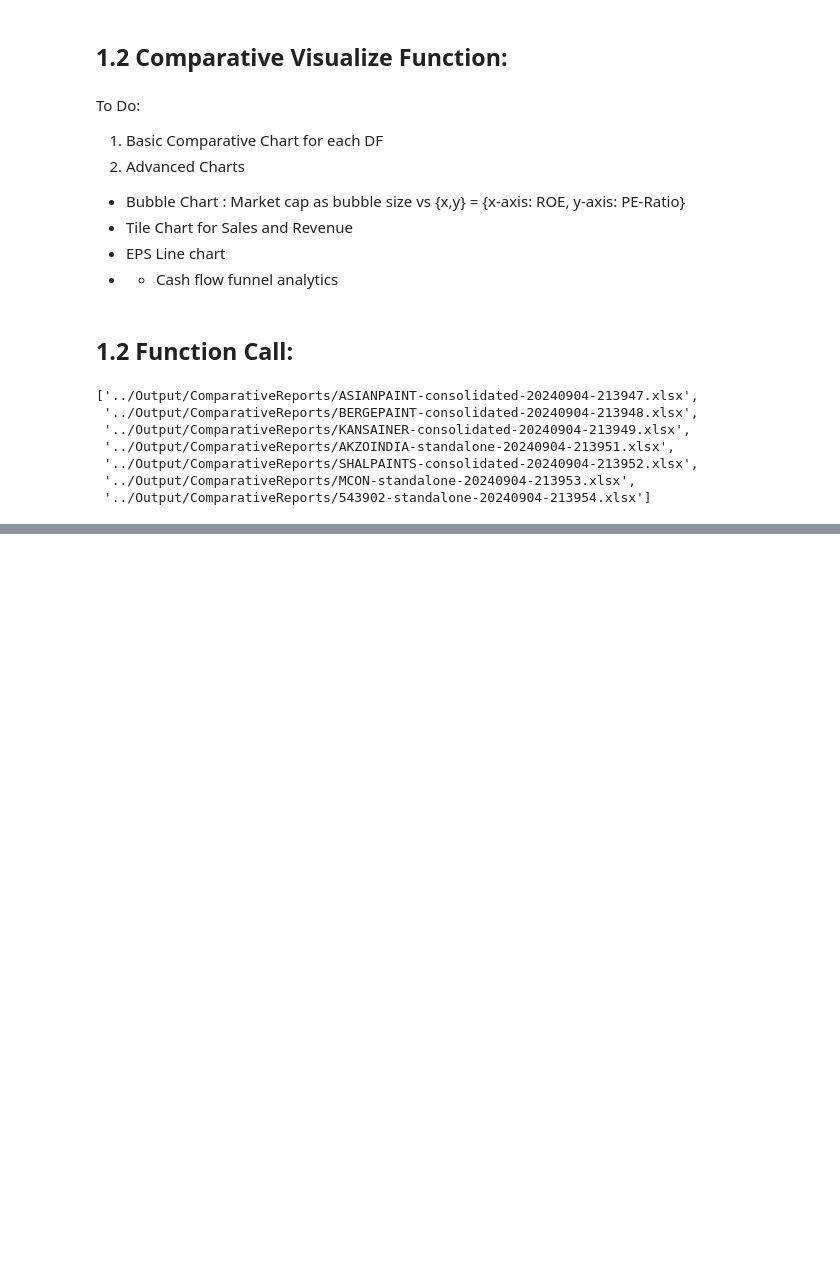
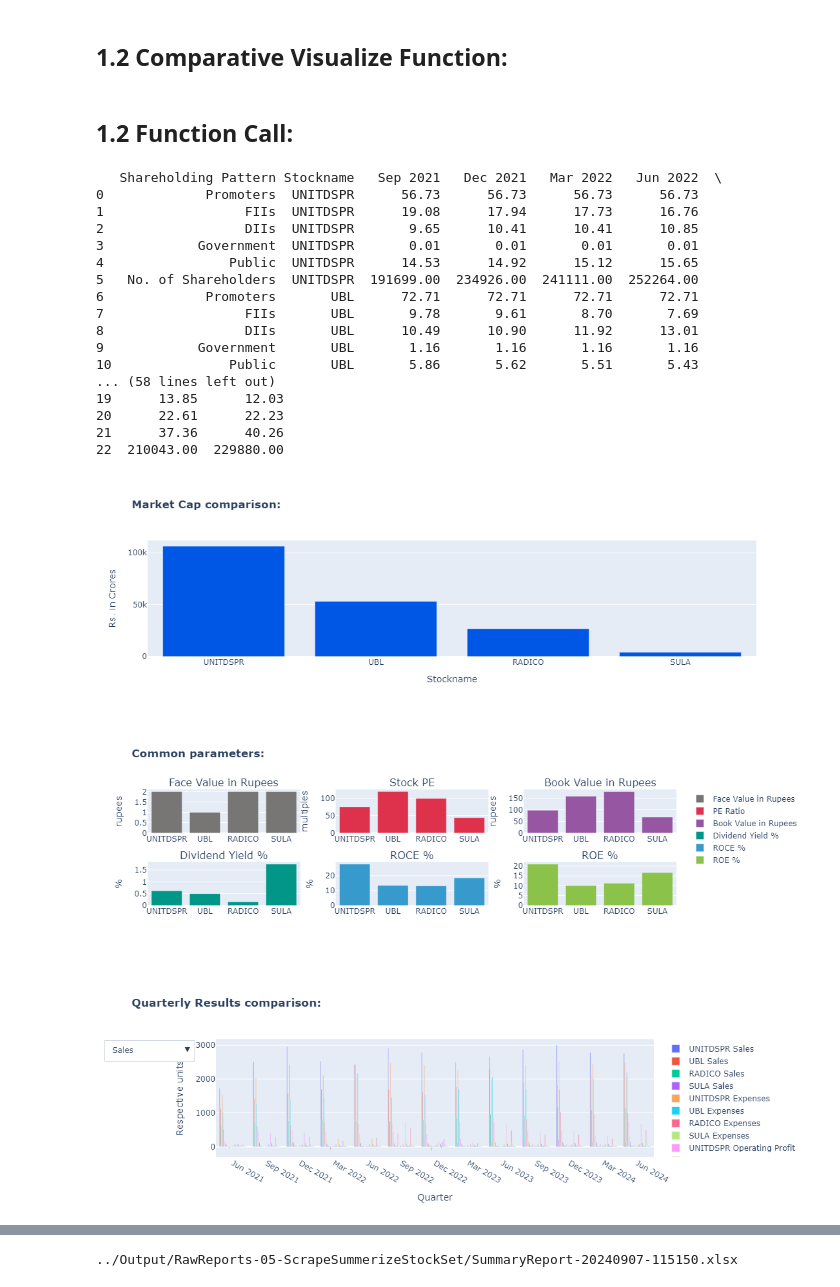
Before and after one commit to RSwarnkar/ScrapeScreener, a Jupyter notebook: Notebooks-Prod/WIP-CompareVisualizeStockSet.ipynb, the cells around one changed output, grey strips where cells are left out. Saved outputs shown, nothing was run; the diff lists cells and outputs as text; code cells hidden in the pictures; blank space fills up the shorter version.

Commit message:
Bulk Visualize and Summerize updated

```diff
--- a/Notebooks-Prod/WIP-CompareVisualizeStockSet.ipynb
+++ b/Notebooks-Prod/WIP-CompareVisualizeStockSet.ipynb
@@ -20,7 +20,7 @@ def ScrapeSummerizeStockSet(stocklist_df,report_folder):
 
     # If the stock df does not contains Stock symbol and Url columns
     # then retrun with error
-    if not (df.columns.isin(["Stock Symbol","Stock URL"]).all()):
+    if not (stocklist_df.columns.isin(["Stock Symbol","Stock URL"]).all()):
         return "Error: Required column(s) is/are missing in stocklist_df."
 
 
@@ -548,13 +548,3 @@ def ScrapeSummerizeStockSet(stocklist_df,report_folder):
     return stock_reportpath
 # %% [markdown]
 ## 1.2 Comparative Visualize Function:
-# %% [markdown]
-To Do:
-
-1. Basic Comparative Chart for each DF
-2. Advanced Charts
-
-- Bubble Chart : Market cap as bubble size vs {x,y} = {x-axis: ROE, y-axis: PE-Ratio}
-- Tile Chart for Sales and Revenue
-- EPS Line chart
-- - Cash flow funnel analytics
@@ -561,15 +947,37 @@ To Do:
 # %% [markdown]
 ## 1.2 Function Call:
-# %%
-df3 = df_comb[ df_comb['Quarterly Results'] =='Sales']
-df3.pop('Quarterly Results')
-df3 = df3.set_index('Stockname').T # Transpose with reset index
-df3
-# %% [output]
-['../Output/ComparativeReports/ASIANPAINT-consolidated-20240904-213947.xlsx',
- '../Output/ComparativeReports/BERGEPAINT-consolidated-20240904-213948.xlsx',
- '../Output/ComparativeReports/KANSAINER-consolidated-20240904-213949.xlsx',
- '../Output/ComparativeReports/AKZOINDIA-standalone-20240904-213951.xlsx',
- '../Output/ComparativeReports/SHALPAINTS-consolidated-20240904-213952.xlsx',
- '../Output/ComparativeReports/MCON-standalone-20240904-213953.xlsx',
- '../Output/ComparativeReports/543902-standalone-20240904-213954.xlsx']
+# %%
+import pandas as pd
+input_csv_file = "../Input/stocks-compare-liquor.csv"
+
+stocklist_df = pd.read_csv(input_csv_file)
+
+report_folder = "../Output/RawReports-05-ScrapeSummerizeStockSet"
+
+summary_report = ScrapeSummerizeStockSet(stocklist_df,report_folder)
+
+visual_report = CompareVisualizeStockSet(summary_report,report_folder)
+
+print(summary_report)
+print(visual_report)
+# %% [output]
+   Shareholding Pattern Stockname   Sep 2021   Dec 2021   Mar 2022   Jun 2022  \
+0             Promoters  UNITDSPR      56.73      56.73      56.73      56.73
+1                  FIIs  UNITDSPR      19.08      17.94      17.73      16.76
+2                  DIIs  UNITDSPR       9.65      10.41      10.41      10.85
+3            Government  UNITDSPR       0.01       0.01       0.01       0.01
+4                Public  UNITDSPR      14.53      14.92      15.12      15.65
+5   No. of Shareholders  UNITDSPR  191699.00  234926.00  241111.00  252264.00
+6             Promoters       UBL      72.71      72.71      72.71      72.71
+7                  FIIs       UBL       9.78       9.61       8.70       7.69
+8                  DIIs       UBL      10.49      10.90      11.92      13.01
+9            Government       UBL       1.16       1.16       1.16       1.16
+10               Public       UBL       5.86       5.62       5.51       5.43
+... (58 lines left out)
+19      13.85      12.03
+20      22.61      22.23
+21      37.36      40.26
+22  210043.00  229880.00
+[figure, added]
+[figure, added]
+[figure, added]
@@ -575,0 +989 @@ df3
+../Output/RawReports-05-ScrapeSummerizeStockSet/SummaryReport-20240907-115150.xlsx
```
Also changed, not shown: parts of 2 cells of this notebook, 18 other files.
